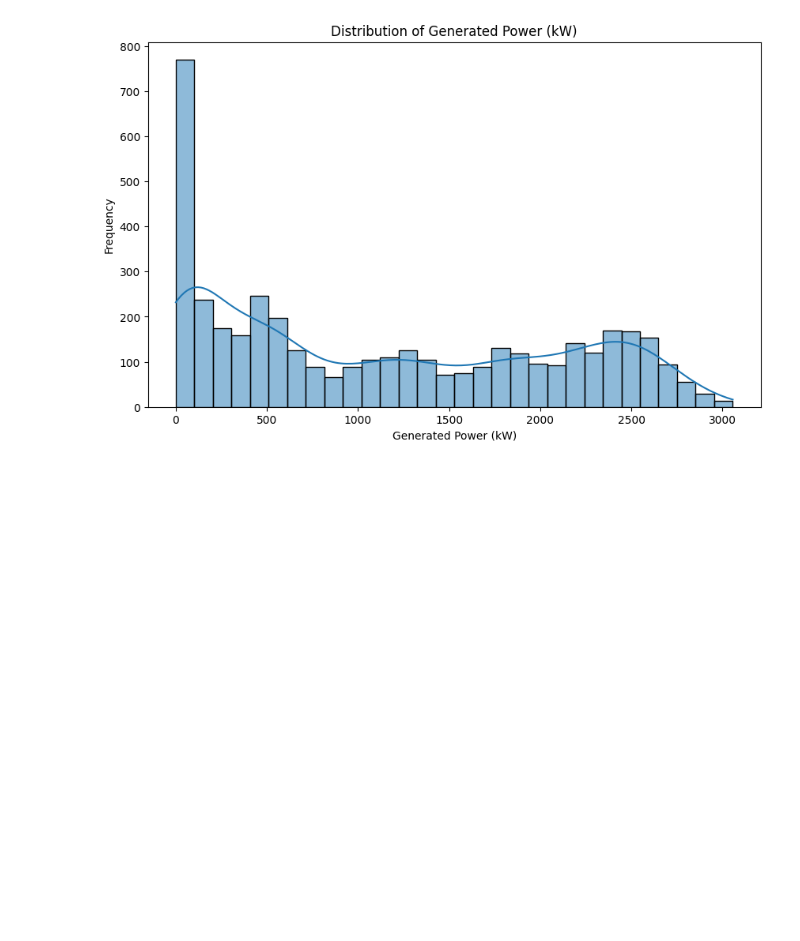
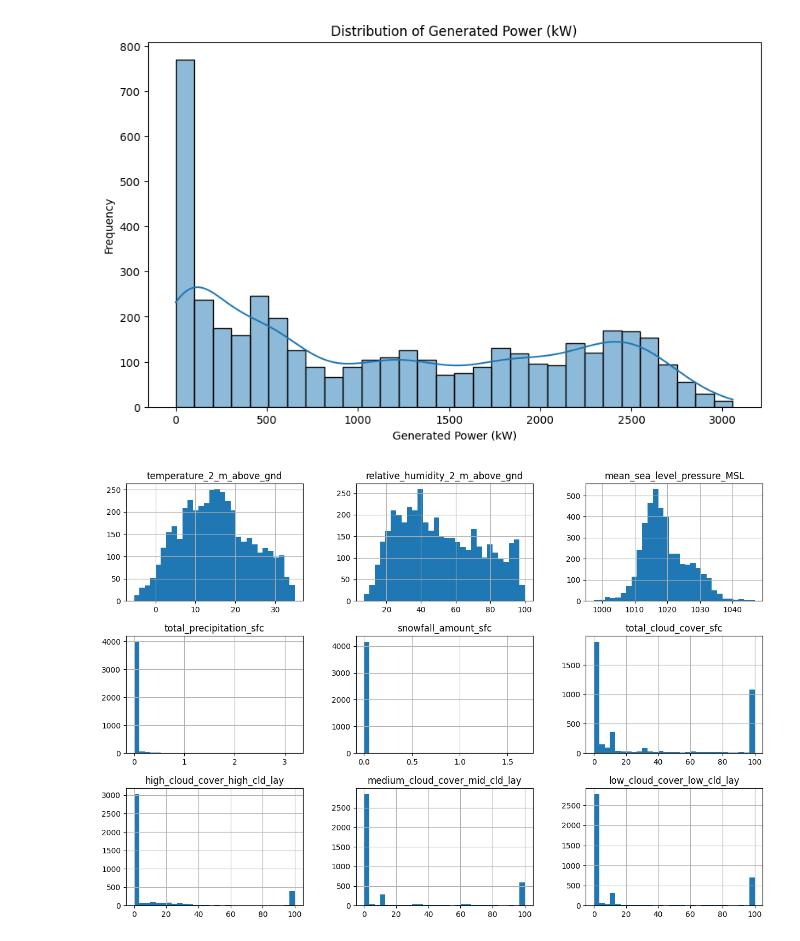
Before and after one commit to spandanaa2005/edunet-aicte, a Jupyter notebook: solar.ipynb, the cells around one changed output. Drawn from its saved outputs; the diff is of its cells as text; code cells hidden in the pictures; blank space fills up the shorter version.

```diff
--- a/solar.ipynb
+++ b/solar.ipynb
@@ -135,3 +135,8 @@ plt.ylabel('Frequency')
 plt.show()
 # %% [output]
 [figure]
+# %%
+df[df.columns[:9]].hist(bins=30,figsize=(15,10))
+plt.show()
+# %% [output]
+[figure, added]
```
Also changed, not shown: parts of 6 cells of this notebook.
